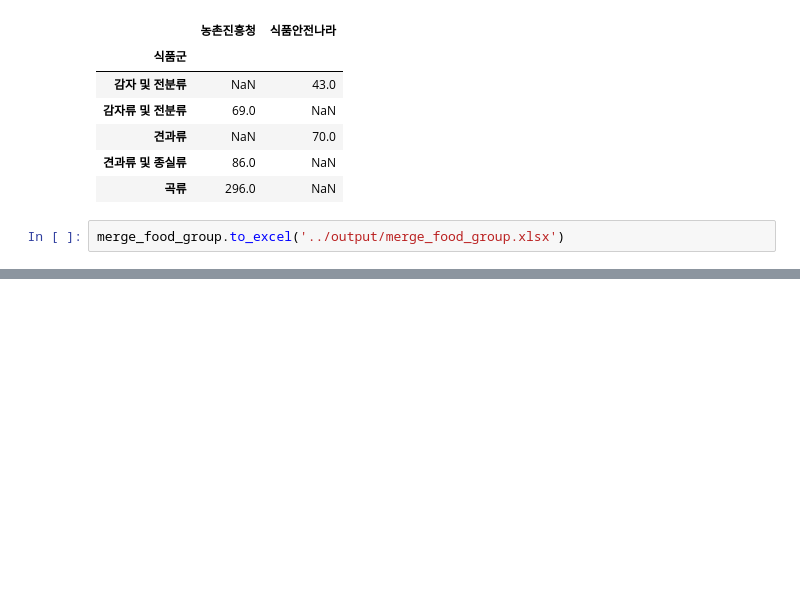
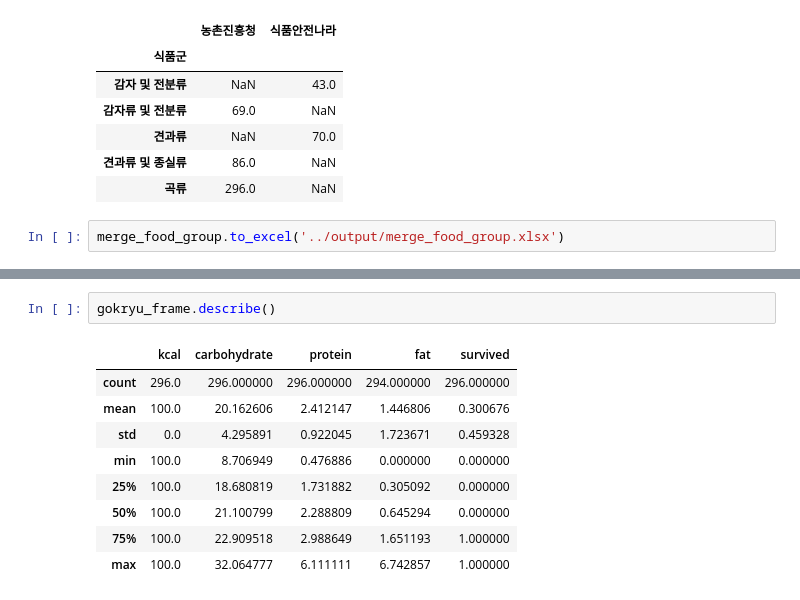
Before and after one commit to JAICHANGPARK/DataExperiment_Python, a Jupyter notebook: 02_food_analysis/analysis/20180717/code/9_revision_01.ipynb, the cells around one changed output, grey strips where cells are left out. Saved outputs shown, nothing was run; the diff lists cells and outputs as text; blank space fills up the shorter version.

```diff
--- a/02_food_analysis/analysis/20180717/code/9_revision_01.ipynb
+++ b/02_food_analysis/analysis/20180717/code/9_revision_01.ipynb
@@ -278,0 +395,12 @@ merge_food_group.to_excel('../output/merge_food_group.xlsx')
+# %%
+gokryu_frame.describe()
+# %% [output]
+|  | kcal | carbohydrate | protein | fat | survived |
+| count | 296.0 | 296.000000 | 296.000000 | 294.000000 | 296.000000 |
+| mean | 100.0 | 20.162606 | 2.412147 | 1.446806 | 0.300676 |
+| std | 0.0 | 4.295891 | 0.922045 | 1.723671 | 0.459328 |
+| min | 100.0 | 8.706949 | 0.476886 | 0.000000 | 0.000000 |
+| 25% | 100.0 | 18.680819 | 1.731882 | 0.305092 | 0.000000 |
+| 50% | 100.0 | 21.100799 | 2.288809 | 0.645294 | 0.000000 |
+| 75% | 100.0 | 22.909518 | 2.988649 | 1.651193 | 1.000000 |
+| max | 100.0 | 32.064777 | 6.111111 | 6.742857 | 1.000000 |
```
Also changed, not shown: parts of 26 cells of this notebook, 4 other files.
